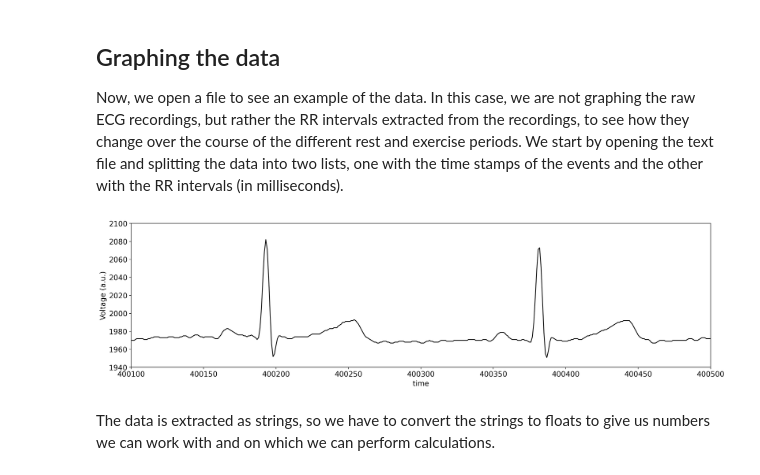
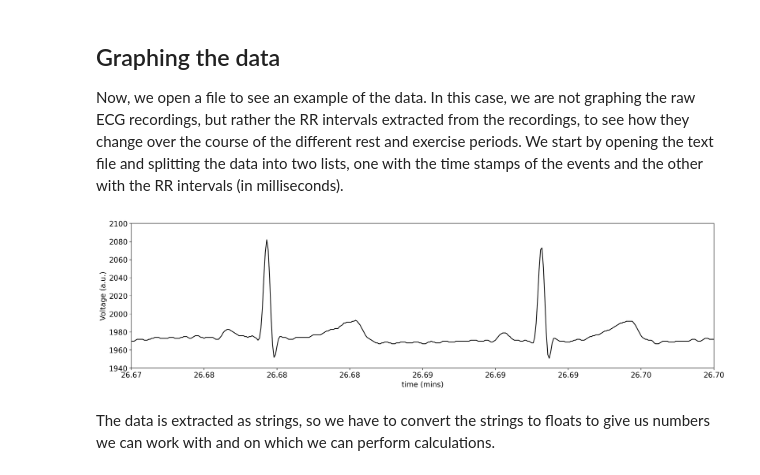
Before and after one commit to emckiernan/physio-analysis, a Jupyter notebook: code/cardioData_fromBaseCode.ipynb, the cells around one changed output. Drawn from its saved outputs; the diff is of its cells as text; code cells hidden in the pictures.

```diff
--- a/code/cardioData_fromBaseCode.ipynb
+++ b/code/cardioData_fromBaseCode.ipynb
@@ -70,35 +70,41 @@ traitlets        : 5.14.3
 Now, we open a file to see an example of the data. In this case, we are not graphing the raw ECG recordings, but rather the RR intervals extracted from the recordings, to see how they change over the course of the different rest and exercise periods. We start by opening the text file and splitting the data into two lists, one with the time stamps of the events and the other with the RR intervals (in milliseconds).
 # %%
 import csv
+import matplotlib.ticker as mticker
+from matplotlib.ticker import StrMethodFormatter
 
 def graph_csv_column(file_path):
     """Reads a single-column CSV and plots the data."""
     data = []
     with open(file_path, 'r') as file:
         csv_reader = csv.reader(file)
         for row in csv_reader:
             try:
                 data.append(float(row[0]))  # Convert to float, assuming numerical data
             except ValueError:
                 print(f"Skipping non-numeric value: {row[0]}")
                 continue
 
     if data:
         plt.figure(figsize=(20,5))
         plt.plot(data,color='k')
         plt.xlim(400100,400500)
         plt.ylim(1940,2100)
-        plt.xlabel("time")
+        plt.xlabel("time (mins)")
         plt.ylabel("Voltage (a.u.)")
+        scale_factor = 15000 # sampling rate of 250 Hz * 60 secs
+        current_ticks = plt.xticks()[0]
+        new_labels = [f'{tick / scale_factor:.2f}' for tick in current_ticks]
+        plt.xticks(current_ticks, new_labels)
         plt.show()
     else:
         print("No valid data to plot.")
 
 # Example usage:
 file_path = '/Users/erin/Manuscripts/inPrep/repeatedMeasures/data/ECG1.csv'  # Replace with your CSV file path
 graph_csv_column(file_path)
 # %% [output]
-[figure, old version]
+[figure, new version]
 # %%
 # open text file data
 dataFile = 'S01_60W.txt'
```
Also changed, not shown: parts of 1 cell of this notebook, 4 other files.
